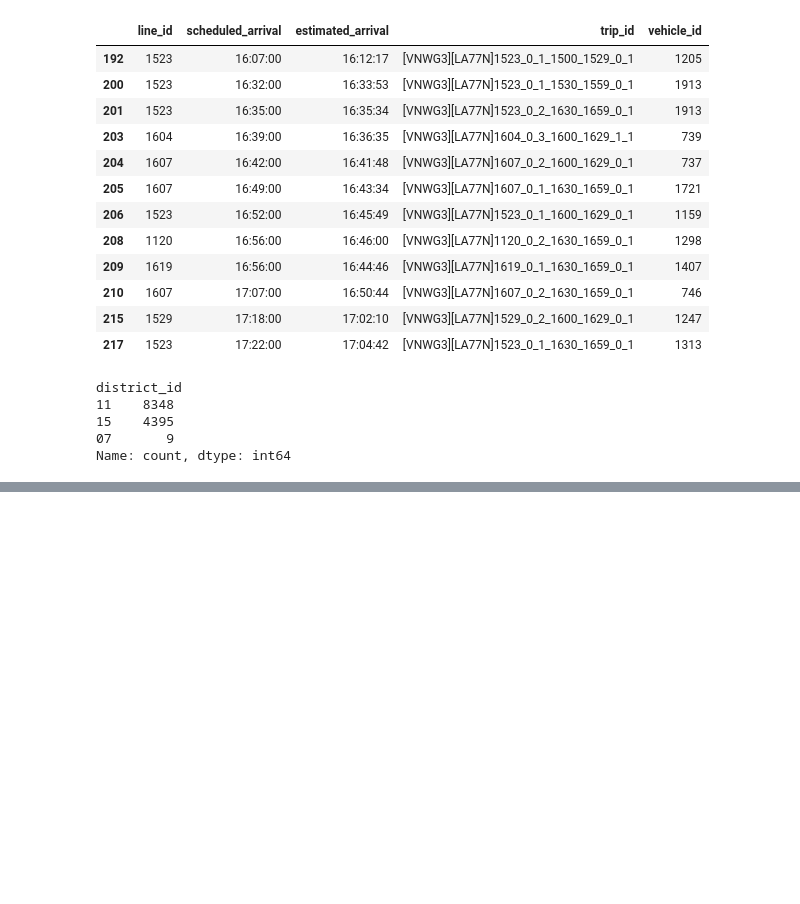
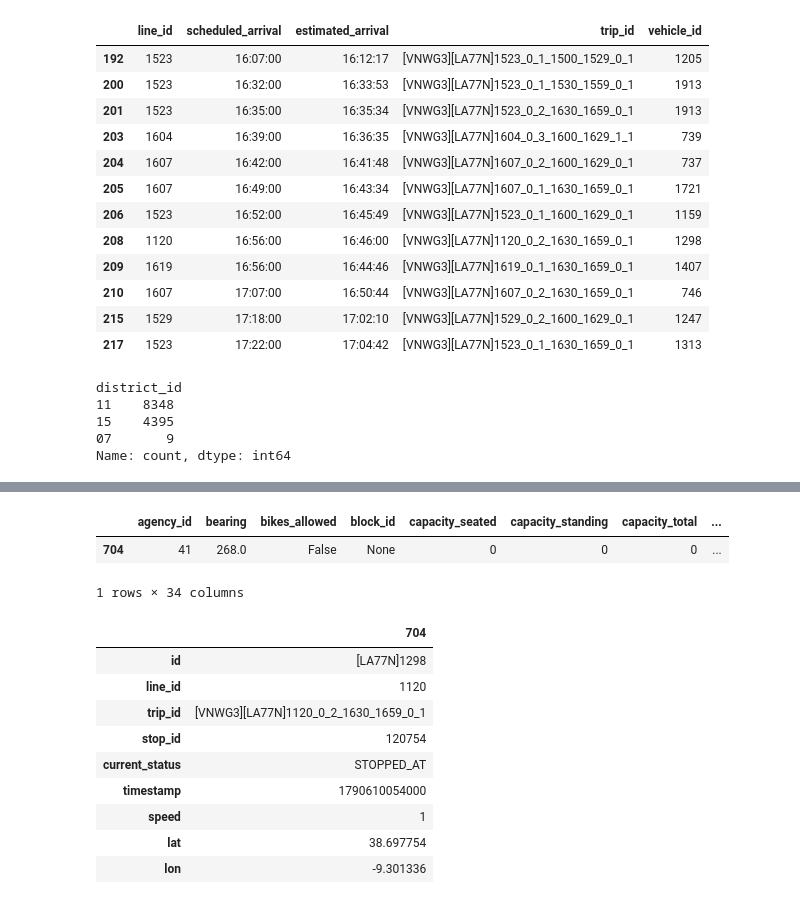
Before and after one commit to catarinafelixcr/lisbon-carris-delays, a Jupyter notebook: exploratory/01-initial_exploratory.ipynb, the cells around one changed output, grey strips where cells are left out. Drawn from its saved outputs; the diff is of its cells as text; code cells hidden in the pictures; blank space fills up the shorter version.

```diff
--- a/exploratory/01-initial_exploratory.ipynb
+++ b/exploratory/01-initial_exploratory.ipynb
@@ -298,0 +337,5 @@ Name: count, dtype: int64
+# %%
+# all buses right now
+vehicles = pd.DataFrame(requests.get(f"{api}/vehicles").json())
+print(vehicles.shape)
+vehicles.columns
@@ -298,0 +353,21 @@ Name: count, dtype: int64
+# %%
+vehicles[vehicles["id"].str.contains("1298")]
+# %% [output]
+|  | agency_id | bearing | bikes_allowed | block_id | capacity_seated | capacity_standing | capacity_total | ... |
+| 704 | 41 | 268.0 | False | None | 0 | 0 | 0 | ... |
+1 rows × 34 columns
+# %%
+# only the columns that matter for us, turned sideways so it's easier to read
+cols = ["id", "line_id", "trip_id", "stop_id", "current_status", "timestamp", "speed", "lat", "lon"]
+vehicles[vehicles["id"].str.contains("1298")][cols].T
+# %% [output]
+|  | 704 |
+| id | [LA77N]1298 |
+| line_id | 1120 |
+| trip_id | [VNWG3][LA77N]1120_0_2_1630_1659_0_1 |
+| stop_id | 120754 |
+| current_status | STOPPED_AT |
+| timestamp | 1790610054000 |
+| speed | 1 |
+| lat | 38.697754 |
+| lon | -9.301336 |
```
Also changed, not shown: parts of 14 cells of this notebook, 2 other files.
